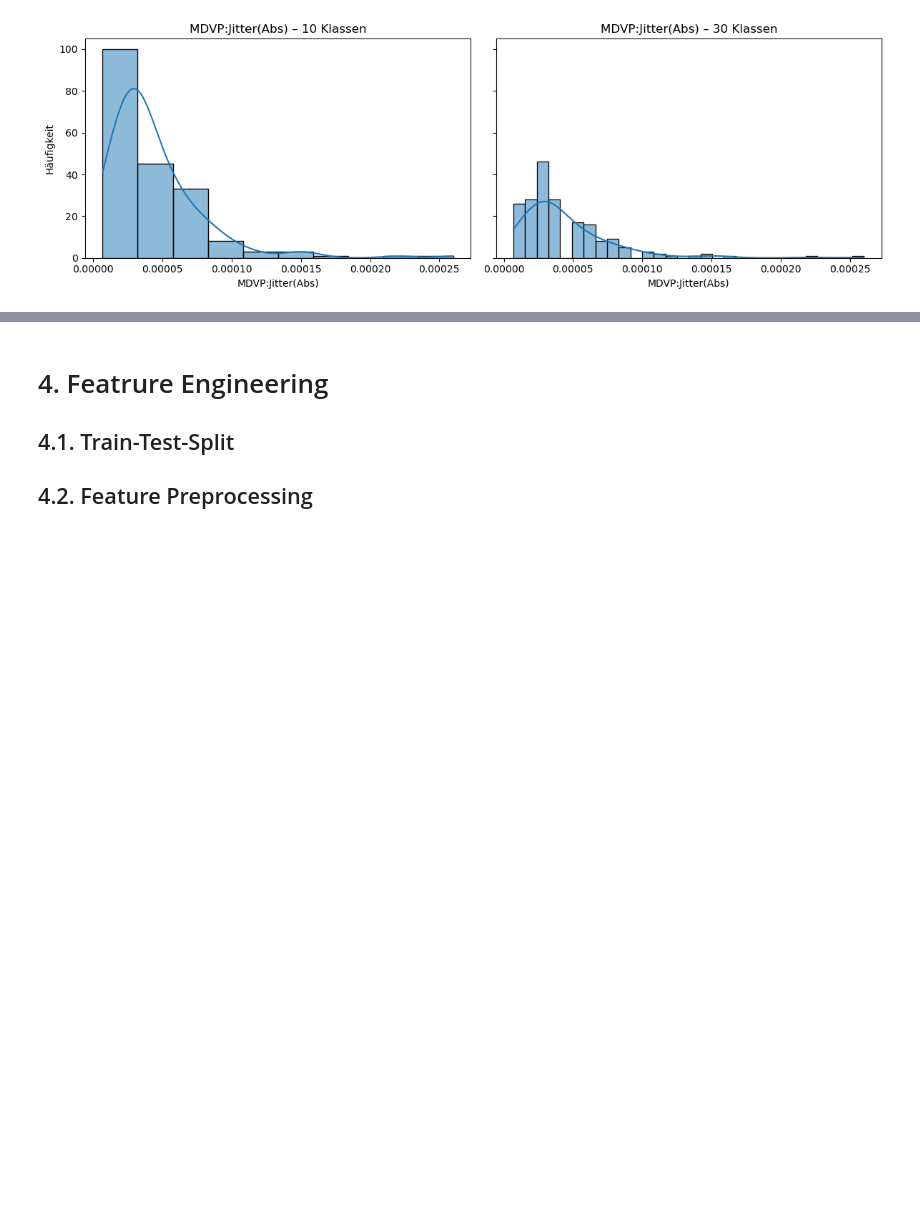
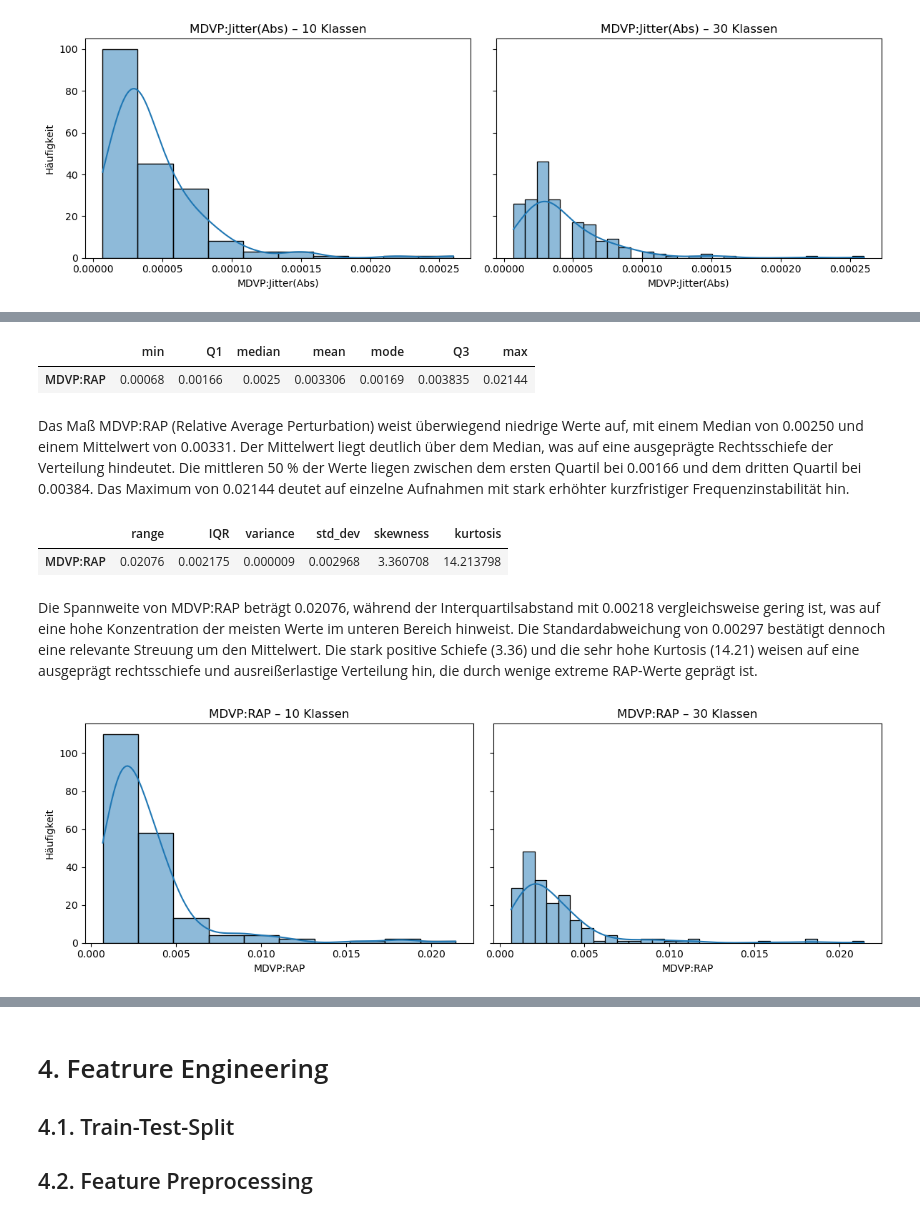
Before and after one commit to annikavanrooijen/Parkinson-Detection, a Jupyter notebook: Semesterprojekt.ipynb, the cells around one changed output, grey strips where cells are left out. Drawn from its saved outputs; the diff is of its cells as text; code cells hidden in the pictures; blank space fills up the shorter version.

```diff
--- a/Semesterprojekt.ipynb
+++ b/Semesterprojekt.ipynb
@@ -607,0 +522,18 @@ Beschreiben Streuung und Form der Frequenzvariation
+# %%
+lagemasse(df["MDVP:RAP"])
+# %% [output]
+|  | min | Q1 | median | mean | mode | Q3 | max |
+| MDVP:RAP | 0.00068 | 0.00166 | 0.0025 | 0.003306 | 0.00169 | 0.003835 | 0.02144 |
+# %% [markdown]
+Das Maß MDVP:RAP (Relative Average Perturbation) weist überwiegend niedrige Werte auf, mit einem Median von 0.00250 und einem Mittelwert von 0.00331. Der Mittelwert liegt deutlich über dem Median, was auf eine ausgeprägte Rechtsschiefe der Verteilung hindeutet. Die mittleren 50 % der Werte liegen zwischen dem ersten Quartil bei 0.00166 und dem dritten Quartil bei 0.00384. Das Maximum von 0.02144 deutet auf einzelne Aufnahmen mit stark erhöhter kurzfristiger Frequenzinstabilität hin.
+# %%
+streumasse(df["MDVP:RAP"])
+# %% [output]
+|  | range | IQR | variance | std_dev | skewness | kurtosis |
+| MDVP:RAP | 0.02076 | 0.002175 | 0.000009 | 0.002968 | 3.360708 | 14.213798 |
+# %% [markdown]
+Die Spannweite von MDVP:RAP beträgt 0.02076, während der Interquartilsabstand mit 0.00218 vergleichsweise gering ist, was auf eine hohe Konzentration der meisten Werte im unteren Bereich hinweist. Die Standardabweichung von 0.00297 bestätigt dennoch eine relevante Streuung um den Mittelwert. Die stark positive Schiefe (3.36) und die sehr hohe Kurtosis (14.21) weisen auf eine ausgeprägt rechtsschiefe und ausreißerlastige Verteilung hin, die durch wenige extreme RAP-Werte geprägt ist.
+# %%
+plot_histogram_comparison(df, 'MDVP:RAP', 10, 30)
+# %% [output]
+[figure, added]
```
Also changed, not shown: parts of 108 cells of this notebook.
